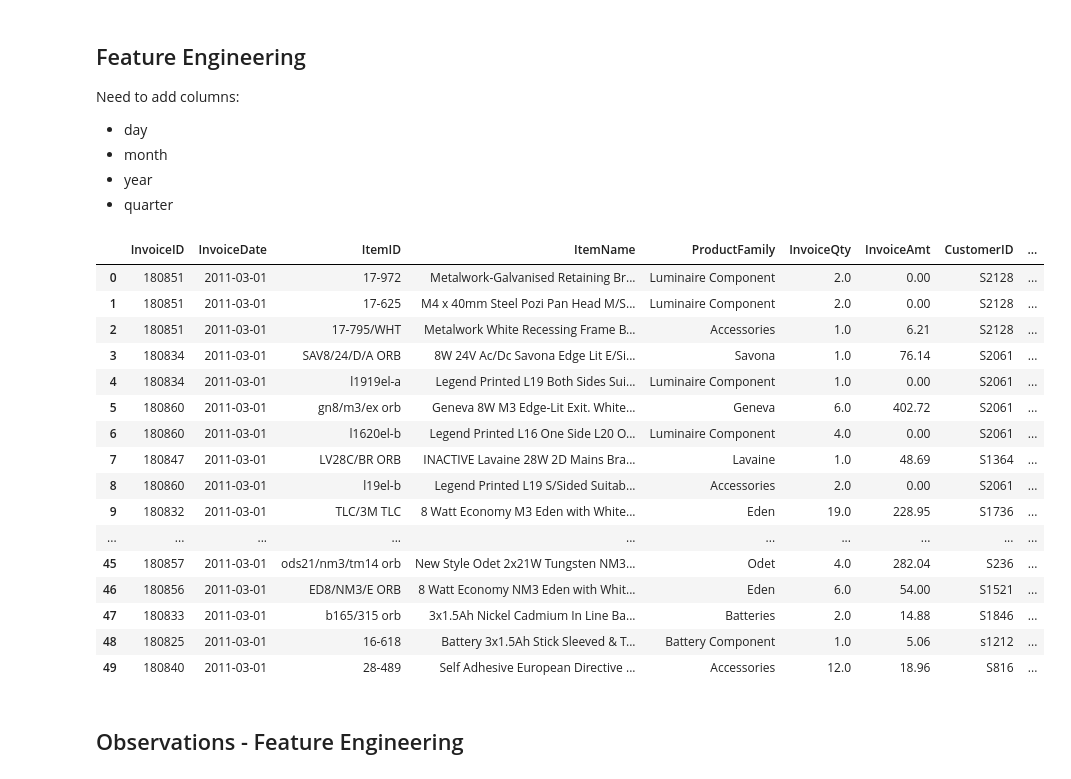
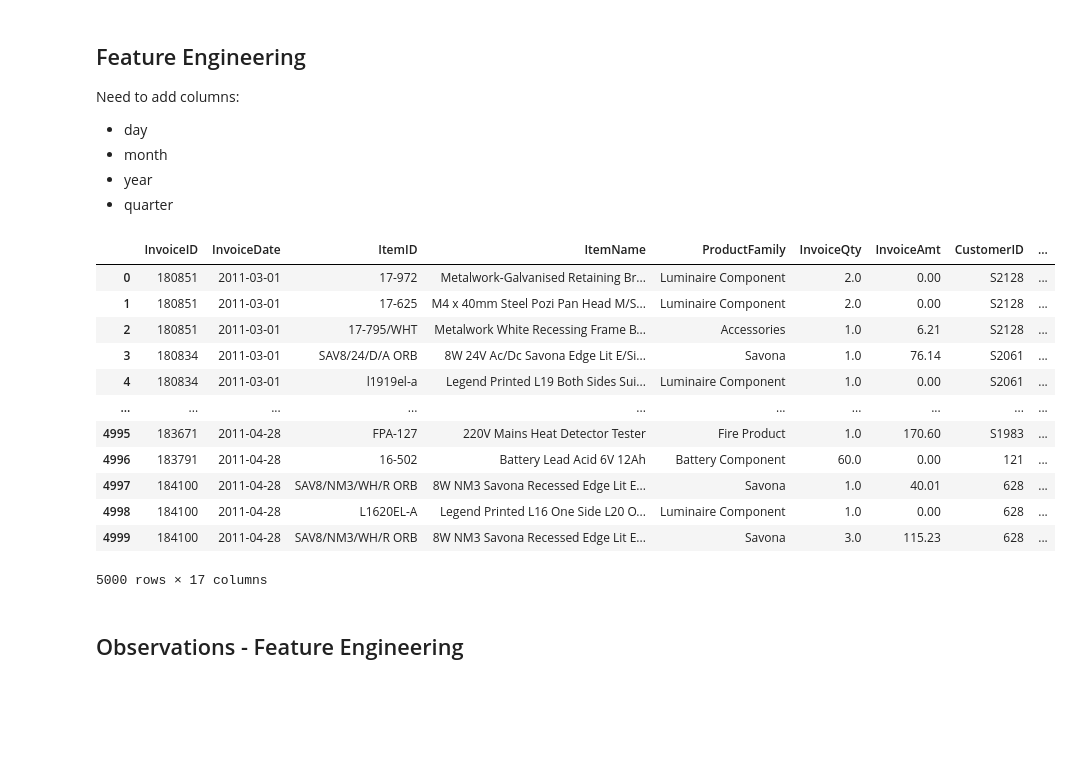
Before and after one commit to RogerWilliams2026/Project3-SalesAnalysis, a Jupyter notebook: jupyter_notebooks/Notebook_ETL_Sales_DataSet.ipynb, the cells around one changed output. Drawn from its saved outputs; the diff is of its cells as text; code cells hidden in the pictures; blank space fills up the shorter version.

```diff
--- a/jupyter_notebooks/Notebook_ETL_Sales_DataSet.ipynb
+++ b/jupyter_notebooks/Notebook_ETL_Sales_DataSet.ipynb
@@ -698,31 +699,30 @@ Need to add columns:
 # %%
 #add day, month and year columns and a yearmonth column
 dfSales_DataSet_Work["Day"] = dfSales_DataSet_Work["InvoiceDate"].dt.day
 dfSales_DataSet_Work["Month"] = dfSales_DataSet_Work["InvoiceDate"].dt.month
 dfSales_DataSet_Work["Year"] = dfSales_DataSet_Work["InvoiceDate"].dt.year
 dfSales_DataSet_Work["Quarter"] = dfSales_DataSet_Work["InvoiceDate"].dt.quarter
-dfSales_DataSet_Work["YearMonth"] = dfSales_DataSet_Work["InvoiceDate"].dt.to_period("M")
+dfSales_DataSet_Work["YearMonth"] = (dfSales_DataSet_Work["InvoiceDate"].dt.year.astype(str) +
+                                     dfSales_DataSet_Work["InvoiceDate"].dt.month.astype(str))
+#convert to int
+dfSales_DataSet_Work["YearMonth"] =dfSales_DataSet_Work["YearMonth"].astype(int)
 
 #show results
-dfSales_DataSet_Work.head(50)
+dfSales_DataSet_Work.head(5000)
 # %% [output]
 |  | InvoiceID | InvoiceDate | ItemID | ItemName | ProductFamily | InvoiceQty | InvoiceAmt | CustomerID | ... |
 | 0 | 180851 | 2011-03-01 | 17-972 | Metalwork-Galvanised Retaining Br... | Luminaire Component | 2.0 | 0.00 | S2128 | ... |
 | 1 | 180851 | 2011-03-01 | 17-625 | M4 x 40mm Steel Pozi Pan Head M/S... | Luminaire Component | 2.0 | 0.00 | S2128 | ... |
 | 2 | 180851 | 2011-03-01 | 17-795/WHT | Metalwork White Recessing Frame B... | Accessories | 1.0 | 6.21 | S2128 | ... |
 | 3 | 180834 | 2011-03-01 | SAV8/24/D/A ORB | 8W 24V Ac/Dc Savona Edge Lit E/Si... | Savona | 1.0 | 76.14 | S2061 | ... |
 | 4 | 180834 | 2011-03-01 | l1919el-a | Legend Printed L19 Both Sides Sui... | Luminaire Component | 1.0 | 0.00 | S2061 | ... |
-| 5 | 180860 | 2011-03-01 | gn8/m3/ex orb | Geneva 8W M3 Edge-Lit Exit. White... | Geneva | 6.0 | 402.72 | S2061 | ... |
-| 6 | 180860 | 2011-03-01 | l1620el-b | Legend Printed L16 One Side L20 O... | Luminaire Component | 4.0 | 0.00 | S2061 | ... |
-| 7 | 180847 | 2011-03-01 | LV28C/BR ORB | INACTIVE Lavaine 28W 2D Mains Bra... | Lavaine | 1.0 | 48.69 | S1364 | ... |
-| 8 | 180860 | 2011-03-01 | l19el-b | Legend Printed L19 S/Sided Suitab... | Accessories | 2.0 | 0.00 | S2061 | ... |
-| 9 | 180832 | 2011-03-01 | TLC/3M TLC | 8 Watt Economy M3 Eden with White... | Eden | 19.0 | 228.95 | S1736 | ... |
 | ... | ... | ... | ... | ... | ... | ... | ... | ... | ... |
-| 45 | 180857 | 2011-03-01 | ods21/nm3/tm14 orb | New Style Odet 2x21W Tungsten NM3... | Odet | 4.0 | 282.04 | S236 | ... |
-| 46 | 180856 | 2011-03-01 | ED8/NM3/E ORB | 8 Watt Economy NM3 Eden with Whit... | Eden | 6.0 | 54.00 | S1521 | ... |
-| 47 | 180833 | 2011-03-01 | b165/315 orb | 3x1.5Ah Nickel Cadmium In Line Ba... | Batteries | 2.0 | 14.88 | S1846 | ... |
-| 48 | 180825 | 2011-03-01 | 16-618 | Battery 3x1.5Ah Stick Sleeved & T... | Battery Component | 1.0 | 5.06 | s1212 | ... |
-| 49 | 180840 | 2011-03-01 | 28-489 | Self Adhesive European Directive ... | Accessories | 12.0 | 18.96 | S816 | ... |
+| 4995 | 183671 | 2011-04-28 | FPA-127 | 220V Mains Heat Detector Tester | Fire Product | 1.0 | 170.60 | S1983 | ... |
+| 4996 | 183791 | 2011-04-28 | 16-502 | Battery Lead Acid 6V 12Ah | Battery Component | 60.0 | 0.00 | 121 | ... |
+| 4997 | 184100 | 2011-04-28 | SAV8/NM3/WH/R ORB | 8W NM3 Savona Recessed Edge Lit E... | Savona | 1.0 | 40.01 | 628 | ... |
+| 4998 | 184100 | 2011-04-28 | L1620EL-A | Legend Printed L16 One Side L20 O... | Luminaire Component | 1.0 | 0.00 | 628 | ... |
+| 4999 | 184100 | 2011-04-28 | SAV8/NM3/WH/R ORB | 8W NM3 Savona Recessed Edge Lit E... | Savona | 3.0 | 115.23 | 628 | ... |
+5000 rows × 17 columns
 # %% [markdown]
 ## Observations - Feature Engineering
 # %% [markdown]
```
Also changed, not shown: parts of 1 cell of this notebook, 9 other files.
